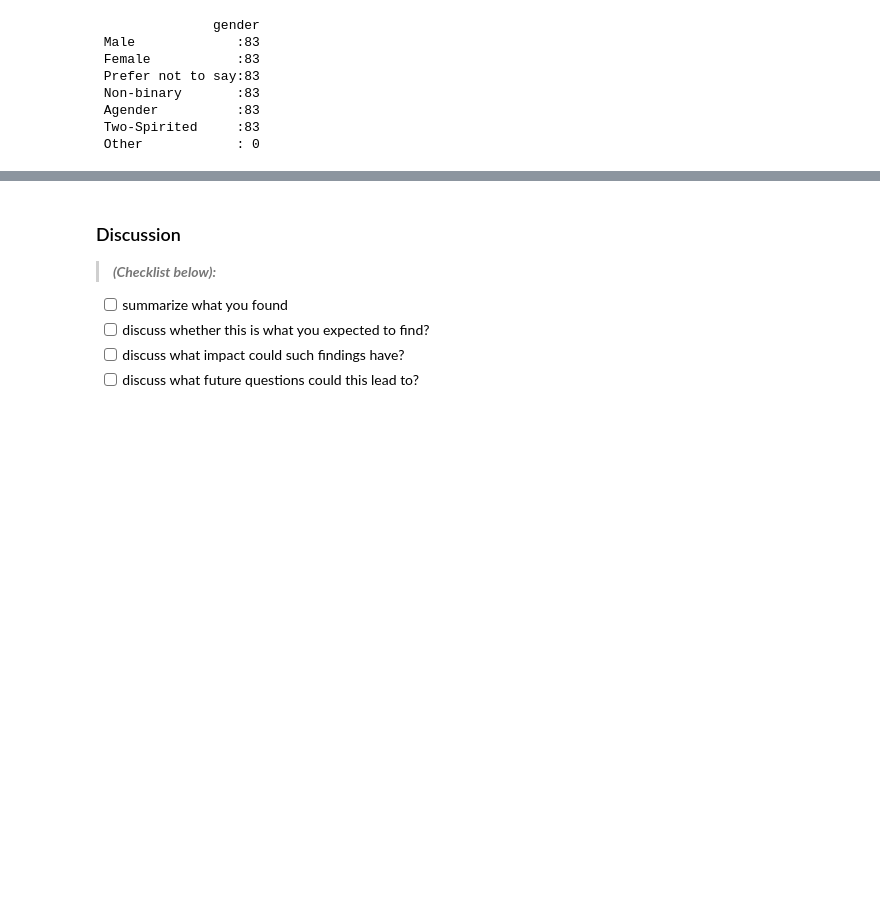
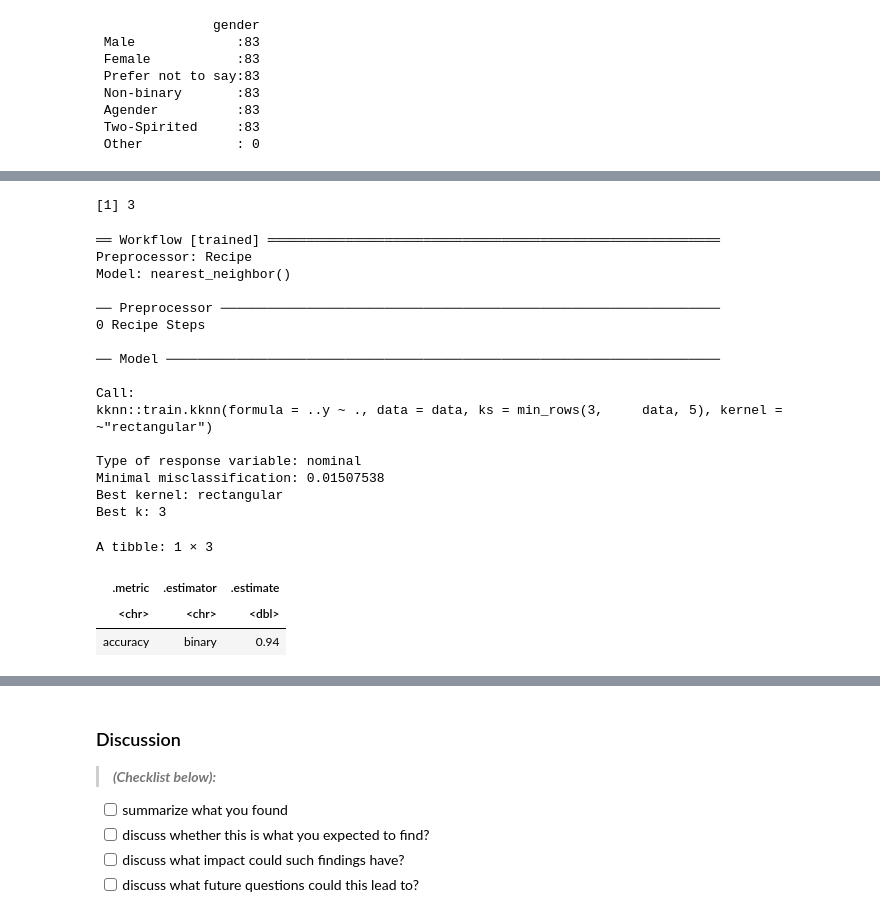
Before and after one commit to JosFen/Data-Science-Project-on-Minecraft-players-on-PlaiAI, a Jupyter notebook: project_final.ipynb, the cells around one changed output, grey strips where cells are left out. Drawn from its saved outputs; the diff is of its cells as text; code cells hidden in the pictures; blank space fills up the shorter version.

```diff
--- a/project_final.ipynb
+++ b/project_final.ipynb
@@ -443,0 +525,51 @@ The dataset will be split into **80% training** and **20% testing** sets. We wil
+# %%
+# Get the best k from tuning results
+best_k <- accuracies |>
+        head(1) |>
+        pull(neighbors)
+best_k
+# %% [output]
+[1] 3
+# %%
+## Evaluate on the test set
+
+# Create a model with best_k=3
+knn_spec_bestK <- nearest_neighbor(weight_func = "rectangular", neighbors = best_k) |>
+  set_engine("kknn") |>
+  set_mode("classification")
+
+knn_fit_bestK <- workflow() |>
+  add_recipe(players_recipe) |>
+  add_model(knn_spec_bestK) |>
+  fit(data = players_train)
+
+knn_fit_bestK
+
+# predict on test data set
+players_test_predictions <- predict(knn_fit_bestK, players_test) |>
+  bind_cols(players_test)
+
+players_test_predictions |>
+  metrics(truth = high_contribution, estimate = .pred_class) |>
+  filter(.metric == "accuracy")
+# %% [output]
+══ Workflow [trained] ══════════════════════════════════════════════════════════
+Preprocessor: Recipe
+Model: nearest_neighbor()
+
+── Preprocessor ────────────────────────────────────────────────────────────────
+0 Recipe Steps
+
+── Model ───────────────────────────────────────────────────────────────────────
+
+Call:
+kknn::train.kknn(formula = ..y ~ ., data = data, ks = min_rows(3,     data, 5), kernel = ~"rectangular")
+
+Type of response variable: nominal
+Minimal misclassification: 0.01507538
+Best kernel: rectangular
+Best k: 3
+A tibble: 1 × 3
+| .metric | .estimator | .estimate |
+| <chr> | <chr> | <dbl> |
+| accuracy | binary | 0.94 |
```
Also changed, not shown: parts of 10 cells of this notebook.
